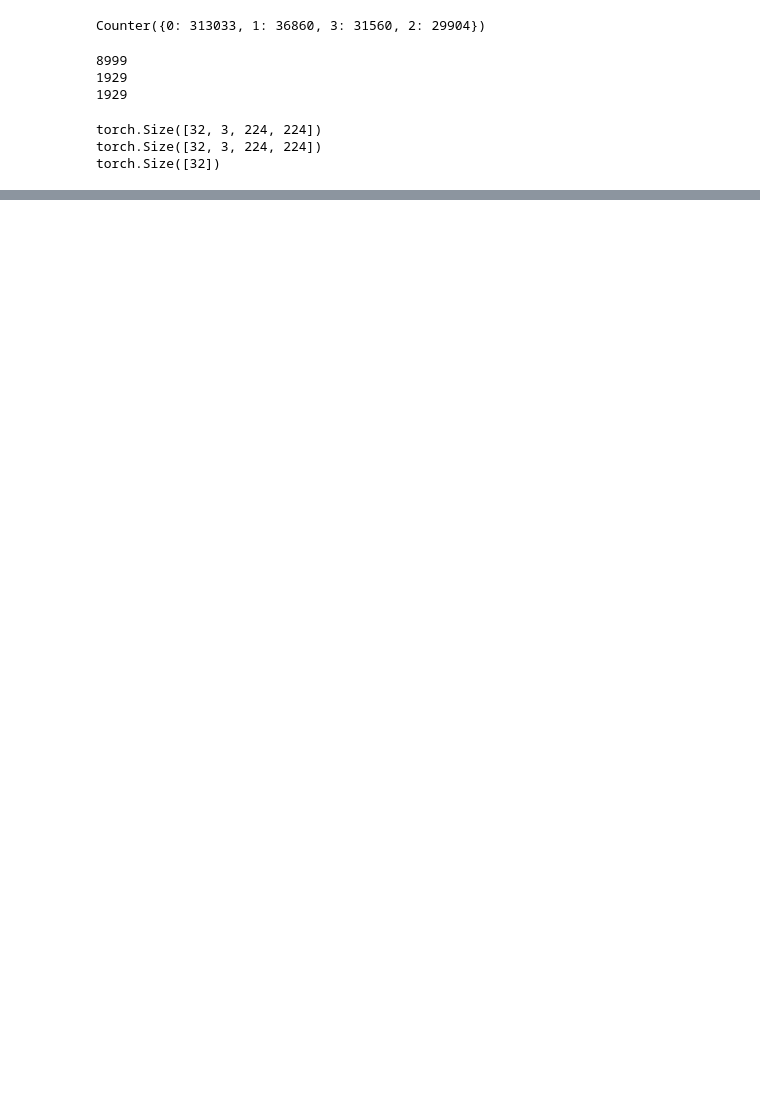
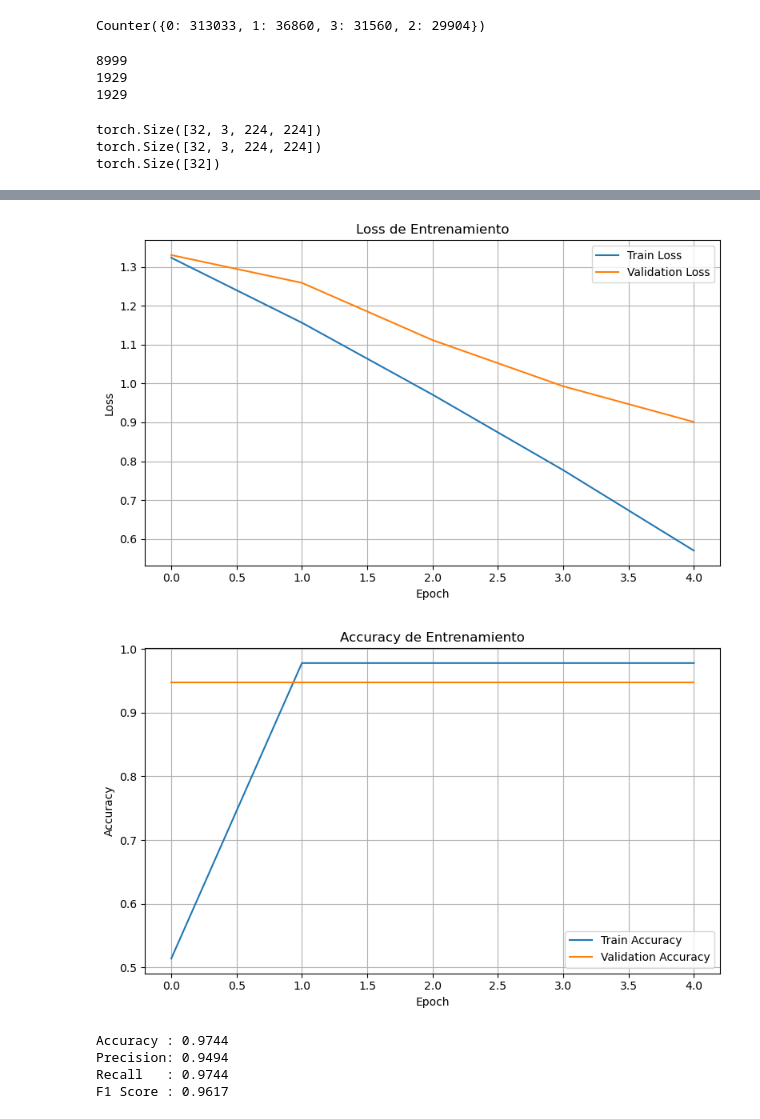
Before and after one commit to Stroper-Flame/RNyAP-Clasificacion-de-Dano-en-Edificaciones, a Jupyter notebook: debug.ipynb, the cells around one changed output, grey strips where cells are left out. Cells and saved outputs as stored; diff of their text form; code cells hidden in the pictures; blank space fills up the shorter version.

```diff
--- a/debug.ipynb
+++ b/debug.ipynb
@@ -476,0 +425,15 @@ weighted avg       0.89      0.85      0.87        39
+# %%
+from src.visualizacion import (graficar_loss,graficar_accuracy,mostrar_metricas,graficar_matriz_confusion)
+
+graficar_loss(history)
+
+graficar_accuracy(history)
+
+mostrar_metricas(resultados)
+# %% [output]
+[figure, added]
+[figure, added]
+Accuracy : 0.9744
+Precision: 0.9494
+Recall   : 0.9744
+F1 Score : 0.9617
```
Also changed, not shown: parts of 10 cells of this notebook, 5 other files.
